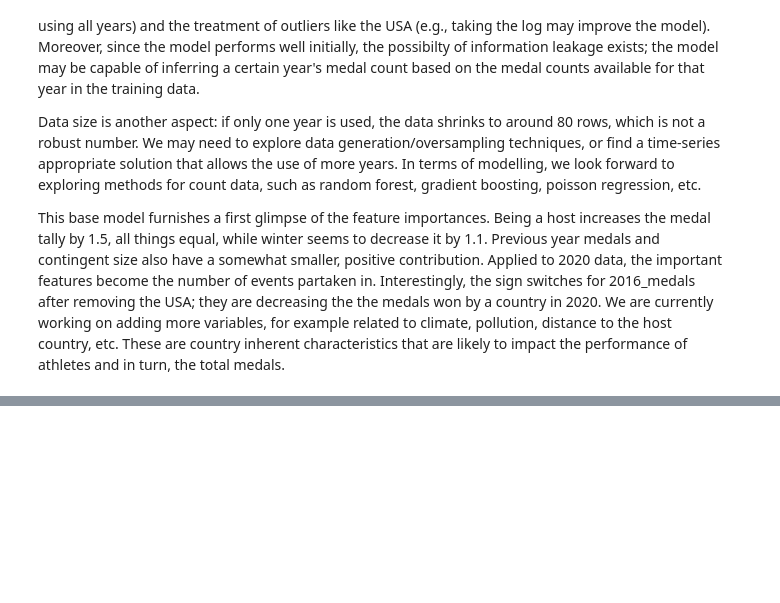
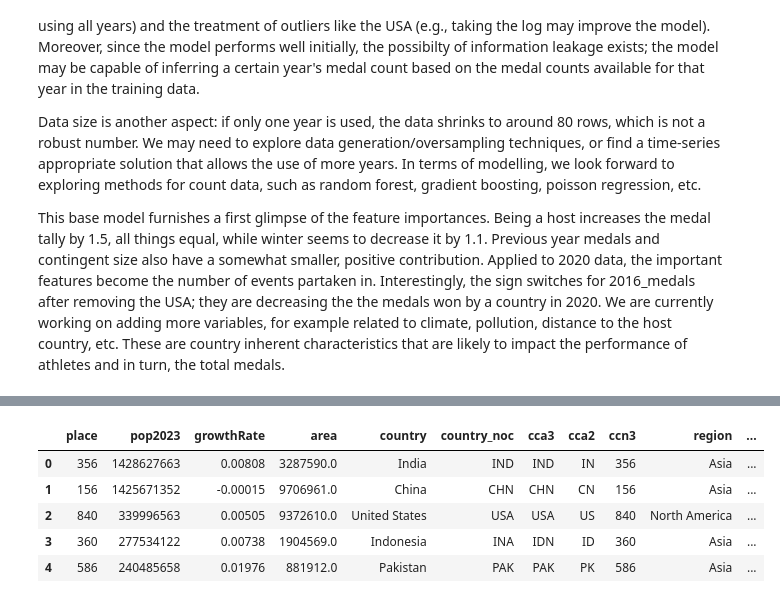
Before and after one commit to ana-047/Olymploration, a Jupyter notebook: Olymploration.ipynb, the cells around one changed output, grey strips where cells are left out. Saved outputs shown, nothing was run; the diff lists cells and outputs as text; code cells hidden in the pictures; blank space fills up the shorter version.

```diff
--- a/Olymploration.ipynb
+++ b/Olymploration.ipynb
@@ -970,0 +1359,11 @@ ghg_df['EDGAR Country Code'].unique()
+# %%
+#bring in temperature data
+temp_df = pd.read_csv('data/raw/temperature.csv')
+temp_df.head()
+# %% [output]
+|  | place | pop2023 | growthRate | area | country | country_noc | cca3 | cca2 | ccn3 | region | ... |
+| 0 | 356 | 1428627663 | 0.00808 | 3287590.0 | India | IND | IND | IN | 356 | Asia | ... |
+| 1 | 156 | 1425671352 | -0.00015 | 9706961.0 | China | CHN | CHN | CN | 156 | Asia | ... |
+| 2 | 840 | 339996563 | 0.00505 | 9372610.0 | United States | USA | USA | US | 840 | North America | ... |
+| 3 | 360 | 277534122 | 0.00738 | 1904569.0 | Indonesia | INA | IDN | ID | 360 | Asia | ... |
+| 4 | 586 | 240485658 | 0.01976 | 881912.0 | Pakistan | PAK | PAK | PK | 586 | Asia | ... |
```
Also changed, not shown: parts of 133 cells of this notebook, 5 other files.
